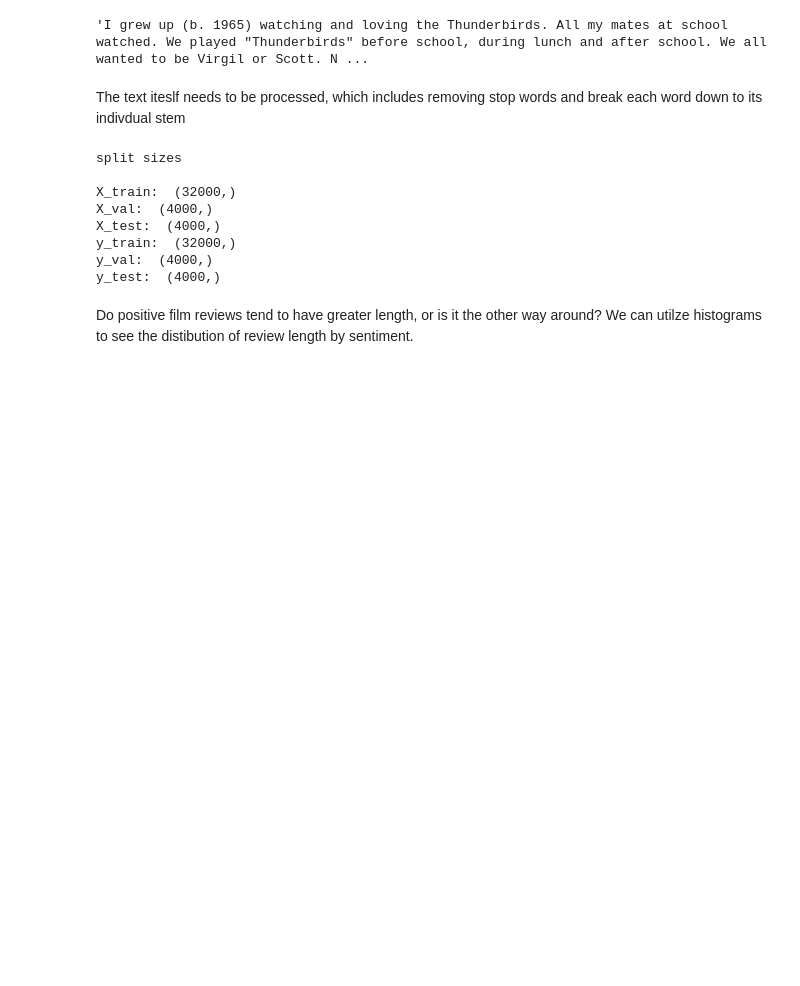
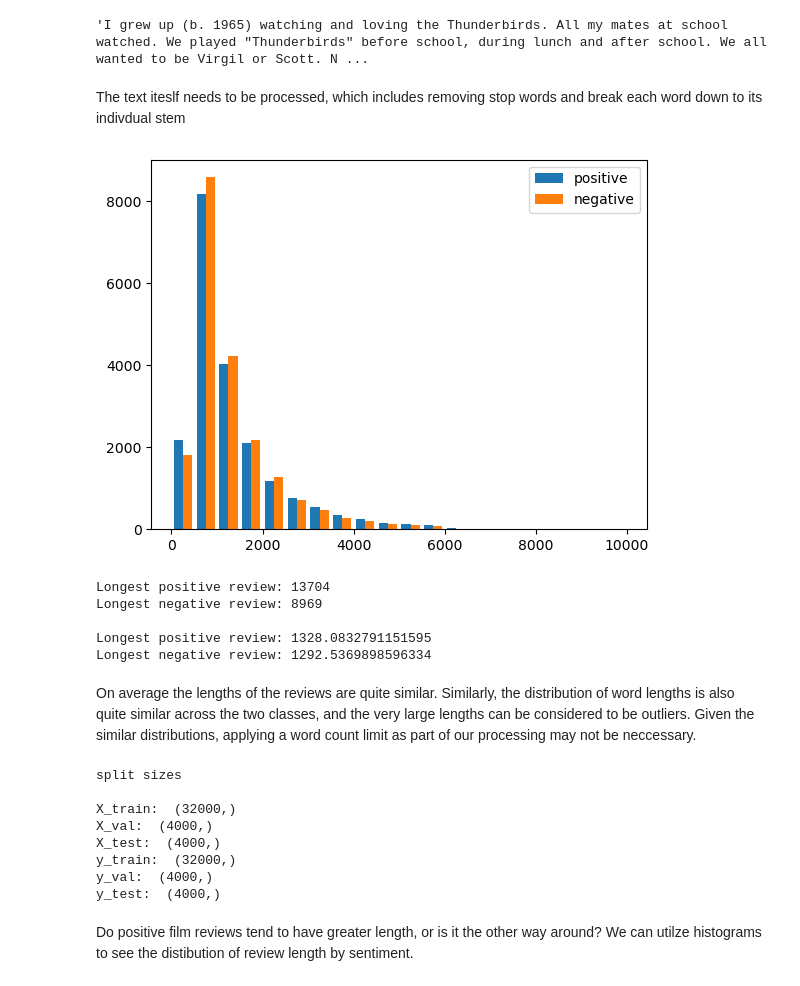
Before and after one commit to SayJilani/projects, a Jupyter notebook: ML_models/sentiment_analysis/film_sentiment.ipynb, the cells around one changed output. Cells and saved outputs as stored; diff of their text form; code cells hidden in the pictures; blank space fills up the shorter version.

```diff
--- a/ML_models/sentiment_analysis/film_sentiment.ipynb
+++ b/ML_models/sentiment_analysis/film_sentiment.ipynb
@@ -27,7 +31,7 @@ True
 ## EDA
 # %%
 # view dataset and labels
-movies_df = pd.read_csv('movie.csv')
+movies_df = pd.read_csv('./../../../movie.csv')
 movies_df.head()
 # %% [output]
 |  | text | label |
@@ -51,6 +55,37 @@ movies_df['text'][0]
 'I grew up (b. 1965) watching and loving the Thunderbirds. All my mates at school watched. We played "Thunderbirds" before school, during lunch and after school. We all wanted to be Virgil or Scott. N ...
 # %% [markdown]
 The text iteslf needs to be processed, which includes removing stop words and break each word down to its indivdual stem
+# %%
+X = movies_df.drop('label', axis=1).values
+y = movies_df['label'].values
+
+# a list of lengths for training examples with a positive label.
+text_lengths_pos = [len(x) for (i, x) in enumerate(np.squeeze(X)) if y[i]]
+
+# a list of lengths for training examples with a negative label.
+text_lengths_neg = [len(x) for (i, x) in enumerate(np.squeeze(X)) if not y[i]]
+
+
+plt.hist([text_lengths_pos, text_lengths_neg], bins=20, range=(0, 10000), label=['positive', 'negative'])
+
+plt.legend()
+plt.show()
+
+# check the longest reviews
+print('Longest positive review:', max(text_lengths_pos))
+print('Longest negative review:', max(text_lengths_neg))
+# check avg review length
+print('\nLongest positive review:', np.mean(text_lengths_pos))
+print('Longest negative review:', np.mean(text_lengths_neg))
+# %% [output]
+[figure, added]
+Longest positive review: 13704
+Longest negative review: 8969
+
+Longest positive review: 1328.0832791151595
+Longest negative review: 1292.5369898596334
+# %% [markdown]
+On average the lengths of the reviews are quite similar. Similarly, the distribution of word lengths is also quite similar across the two classes, and the very large lengths can be considered to be outliers. Given the similar distributions, applying a word count limit as part of our processing may not be neccessary.
 # %%
 # split dataset
 X = movies_df.drop('label', axis=1).values
```
Also changed, not shown: parts of 21 cells of this notebook.
